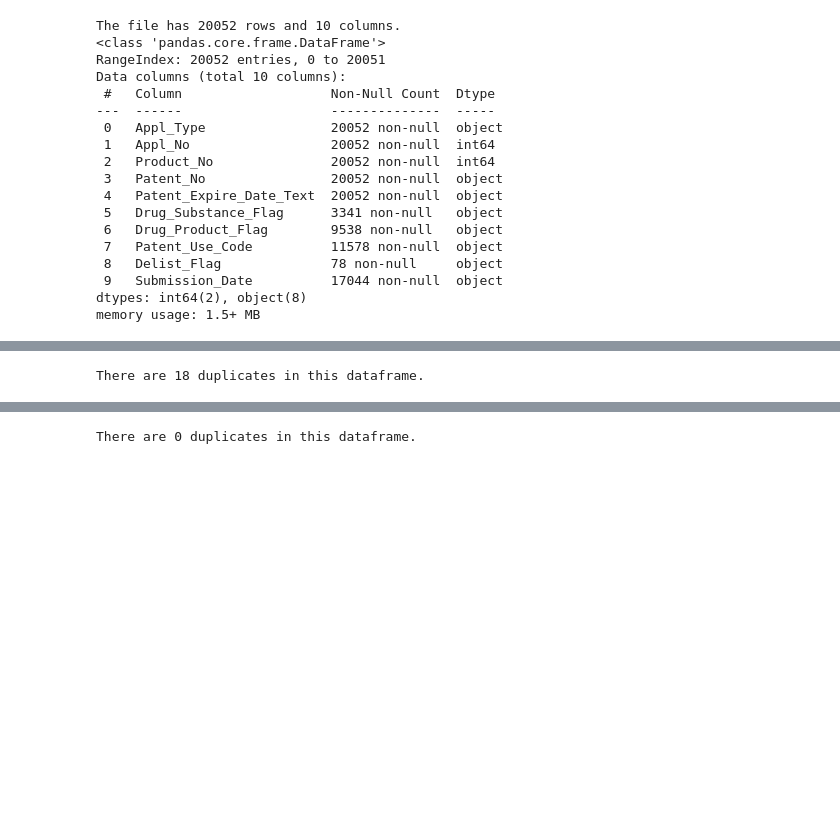
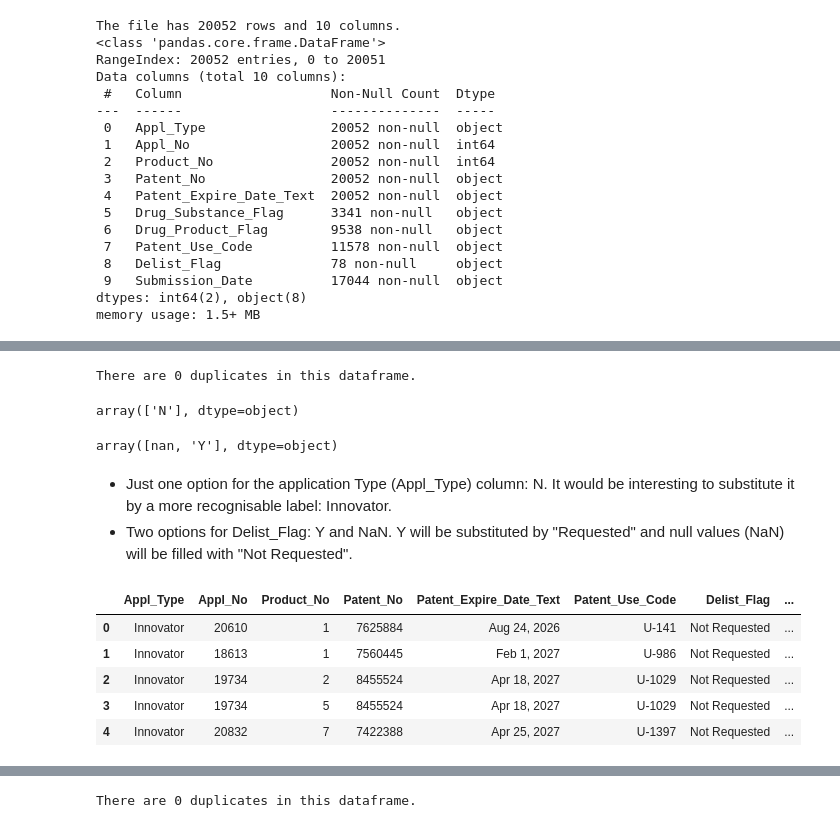
Before and after one commit to juanjomarcruz/FDA_Orange_Book_Project, a Jupyter notebook: 2_Jupyter_Notebooks/pre_analysis_cleaning_transformation_pat.ipynb, the cells around one changed output, grey strips where cells are left out. Cells and saved outputs as stored; diff of their text form; code cells hidden in the pictures; blank space fills up the shorter version.

```diff
--- a/2_Jupyter_Notebooks/pre_analysis_cleaning_transformation_pat.ipynb
+++ b/2_Jupyter_Notebooks/pre_analysis_cleaning_transformation_pat.ipynb
@@ -21,8 +11,8 @@ please provide us feedback at https://github.com/pandas-dev/pandas/issues/54466
 # %%
-#Connection to our dataset, which consists on 3 files in txt format. Each file contains one unique table. Lt's connect to the first file: exclusivities.
+# Let's connect to the file patent_raw.txt
 
-df_ex = pd.read_csv("../1_Data/Data_Raw/patent_raw.txt", delimiter="~") #we checked the delimiter by opening the txt.
-df_ex.head()
+df_pat = pd.read_csv("../1_Data/Data_Raw/patent_raw.txt", delimiter="~") #we checked the delimiter by opening the txt.
+df_pat.head()
 # %% [output]
 |  | Appl_Type | Appl_No | Product_No | Patent_No | Patent_Expire_Date_Text | Drug_Substance_Flag | ... |
 | 0 | N | 20610 | 1 | 7625884 | Aug 24, 2026 | NaN | ... |
@@ -70,6 +64,35 @@ We can see that the file is pretty clean and complete: it has not null values an
+# %%
+df_pat.drop(['Drug_Substance_Flag', 'Drug_Product_Flag' ], axis = 1, inplace = True) #drop unnecessary columns.
 # %%
 #Check for duplicated rows.
 
-print(f"There are {df_ex.duplicated().sum()} duplicates in this dataframe.")
+print(f"There are {df_pat.duplicated().sum()} duplicates in this dataframe.")
 # %% [output]
-There are 18 duplicates in this dataframe.
+There are 0 duplicates in this dataframe.
+# %%
+#Now let's check for the unique values of the columns
+pd.set_option("display.max_rows",None) #to display maximum possible rows.
+display(df_pat['Appl_Type'].unique()) #To know which are the unique values for application types.
+display(df_pat['Delist_Flag'].unique()) #To know which are the unique values for delist flag.
+# %% [output]
+array(['N'], dtype=object)
+array([nan, 'Y'], dtype=object)
+# %% [markdown]
+- Just one option for the application Type (Appl_Type) column: N. It would be interesting to substitute it by a more recognisable label: Innovator.
+- Two options for Delist_Flag: Y and NaN. Y will be substituted by "Requested" and null values (NaN) will be filled with "Not Requested".
+# %%
+#We substitute N by Innovator as it stands for NDA (New Drug Application), A by Generic as it stands for ANDA (Abbreviated New Drug Application). Finally every different value or nulls stay the same.
+df_pat['Appl_Type'] = df_pat['Appl_Type'].apply(lambda x: 'Innovator' if x=='N' else 'Generic' if x=='A' else 'NaN' if pd.isnull(x) else x)
+# %%
+#Delist_Flag column transformations
+
+df_pat['Delist_Flag'] = df_pat['Delist_Flag'].apply(lambda x: 'Requested' if x=='Y' else 'Not Requested' if pd.isnull(x) else x)
+# %%
+display(df_pat.head())
+# %% [output]
+|  | Appl_Type | Appl_No | Product_No | Patent_No | Patent_Expire_Date_Text | Patent_Use_Code | Delist_Flag | ... |
+| 0 | Innovator | 20610 | 1 | 7625884 | Aug 24, 2026 | U-141 | Not Requested | ... |
+| 1 | Innovator | 18613 | 1 | 7560445 | Feb 1, 2027 | U-986 | Not Requested | ... |
+| 2 | Innovator | 19734 | 2 | 8455524 | Apr 18, 2027 | U-1029 | Not Requested | ... |
+| 3 | Innovator | 19734 | 5 | 8455524 | Apr 18, 2027 | U-1029 | Not Requested | ... |
+| 4 | Innovator | 20832 | 7 | 7422388 | Apr 25, 2027 | U-1397 | Not Requested | ... |
```
Also changed, not shown: parts of 20 cells of this notebook, 11 other files.
